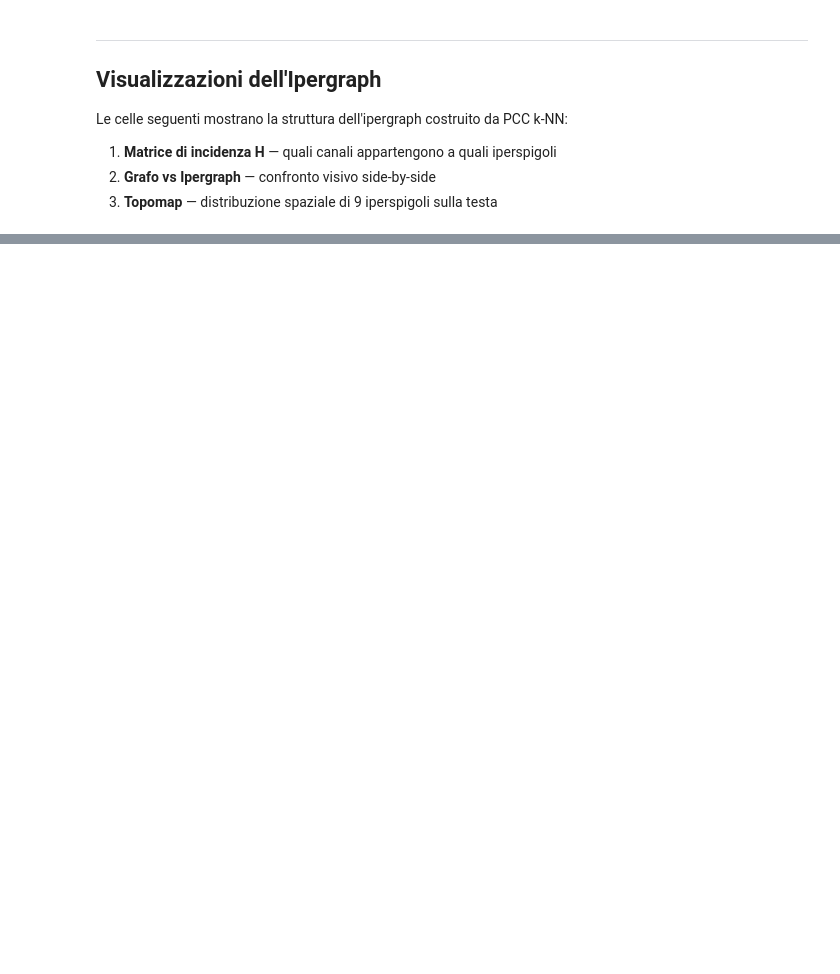
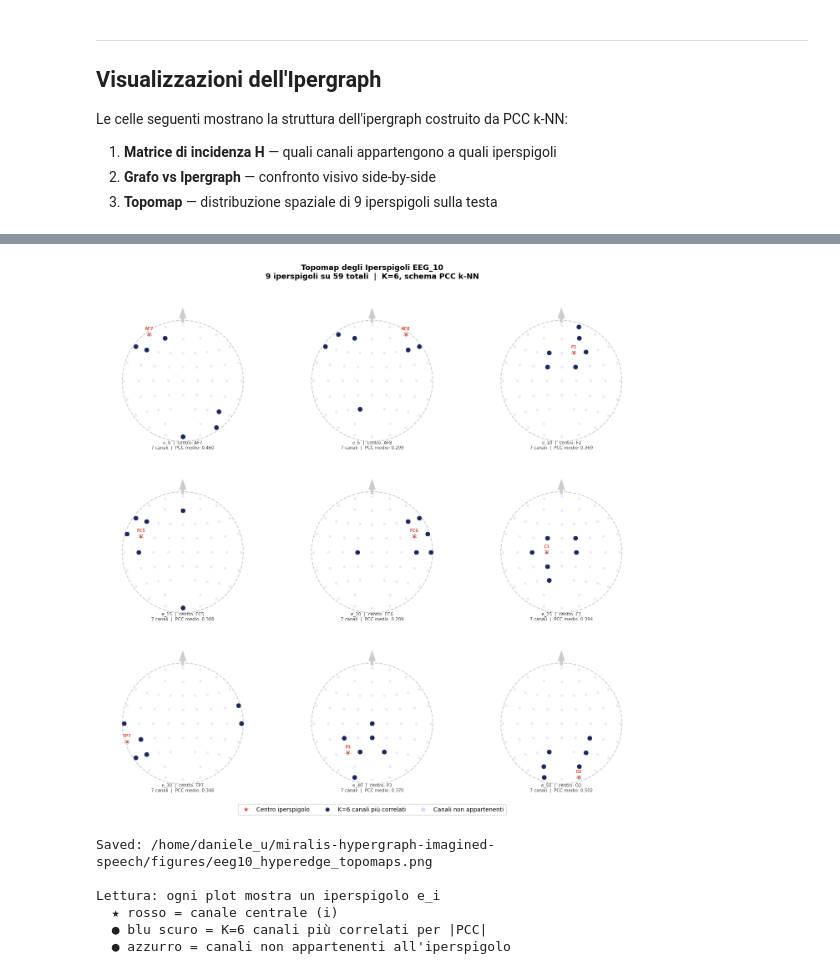
Before and after one commit to daniele22-u/miralis-hypergraph-imagined-speech, a Jupyter notebook: notebooks/EEG_11_hgnn_imagined_speech.ipynb, the cells around one changed output, grey strips where cells are left out. Drawn from its saved outputs; the diff is of its cells as text; code cells hidden in the pictures; blank space fills up the shorter version.

```diff
--- a/notebooks/EEG_11_hgnn_imagined_speech.ipynb
+++ b/notebooks/EEG_11_hgnn_imagined_speech.ipynb
@@ -538,45 +562,50 @@ for plot_idx, he_idx in enumerate(SHOW_HE):
     if center < N_CHANS:
         mean_pcc = pcc_matrix[center, members].mean()
         ax.text(0, -0.62,
-                f"e_{he_idx}  |  centro: {keep_names[center]}
-"                f"{len(members)} canali  |  PCC medio: {mean_pcc:.3f}",
+                f"e_{he_idx}  |  centro: {keep_names[center]}\n"                f"{len(members)} canali  |  PCC medio: {mean_pcc:.3f}",
                 ha="center", fontsize=7.5, color="#333333",
                 multialignment="center")
     else:
         ax.text(0, -0.62, f"e_{he_idx}  |  {len(members)} canali",
                 ha="center", fontsize=8, color="#333333")
 
     ax.set_xlim(-0.75, 0.75)
     ax.set_ylim(-0.75, 0.75)
     ax.axis("off")
 
 # Legenda
 from matplotlib.lines import Line2D
 legend_els = [
     Line2D([0], [0], marker="*", color="w", markerfacecolor="#E74C3C",
            markersize=12, label="Centro iperspigolo"),
     Line2D([0], [0], marker="o", color="w", markerfacecolor="#1E2761",
            markersize=8, label=f"K={K_HYPER} canali più correlati"),
     Line2D([0], [0], marker="o", color="w", markerfacecolor="#CADCFC",
            markersize=8, label="Canali non appartenenti"),
 ]
 fig.legend(handles=legend_els, loc="lower center", ncol=3,
            fontsize=10, bbox_to_anchor=(0.5, -0.01),
            framealpha=0.9)
 
-plt.suptitle(f"Topomap degli Iperspigoli EEG_10
-"             f"9 iperspigoli su {N_HYPER} totali  |  K={K_HYPER}, schema PCC k-NN",
+plt.suptitle(f"Topomap degli Iperspigoli EEG_10\n"             f"9 iperspigoli su {N_HYPER} totali  |  K={K_HYPER}, schema PCC k-NN",
              fontsize=13, fontweight="bold", y=1.01)
 plt.tight_layout()
 fig_path = project_root / "figures" / "eeg10_hyperedge_topomaps.png"
 plt.savefig(fig_path, dpi=150, bbox_inches="tight")
 plt.show()
 print(f"Saved: {fig_path}")
-print(f"
-Lettura: ogni plot mostra un iperspigolo e_i")
+print(f"\nLettura: ogni plot mostra un iperspigolo e_i")
 print(f"  ★ rosso = canale centrale (i)")
 print(f"  ● blu scuro = K={K_HYPER} canali più correlati per |PCC|")
 print(f"  ● azzurro = canali non appartenenti all'iperspigolo")
+# %% [output]
+[figure, added]
+Saved: /home/daniele_u/miralis-hypergraph-imagined-speech/figures/eeg10_hyperedge_topomaps.png
+
+Lettura: ogni plot mostra un iperspigolo e_i
+  ★ rosso = canale centrale (i)
+  ● blu scuro = K=6 canali più correlati per |PCC|
+  ● azzurro = canali non appartenenti all'iperspigolo
 # %%
 # ============================================================
 # HYPERGRAPHDATA + DATASET
```
Also changed, not shown: parts of 15 cells of this notebook.
